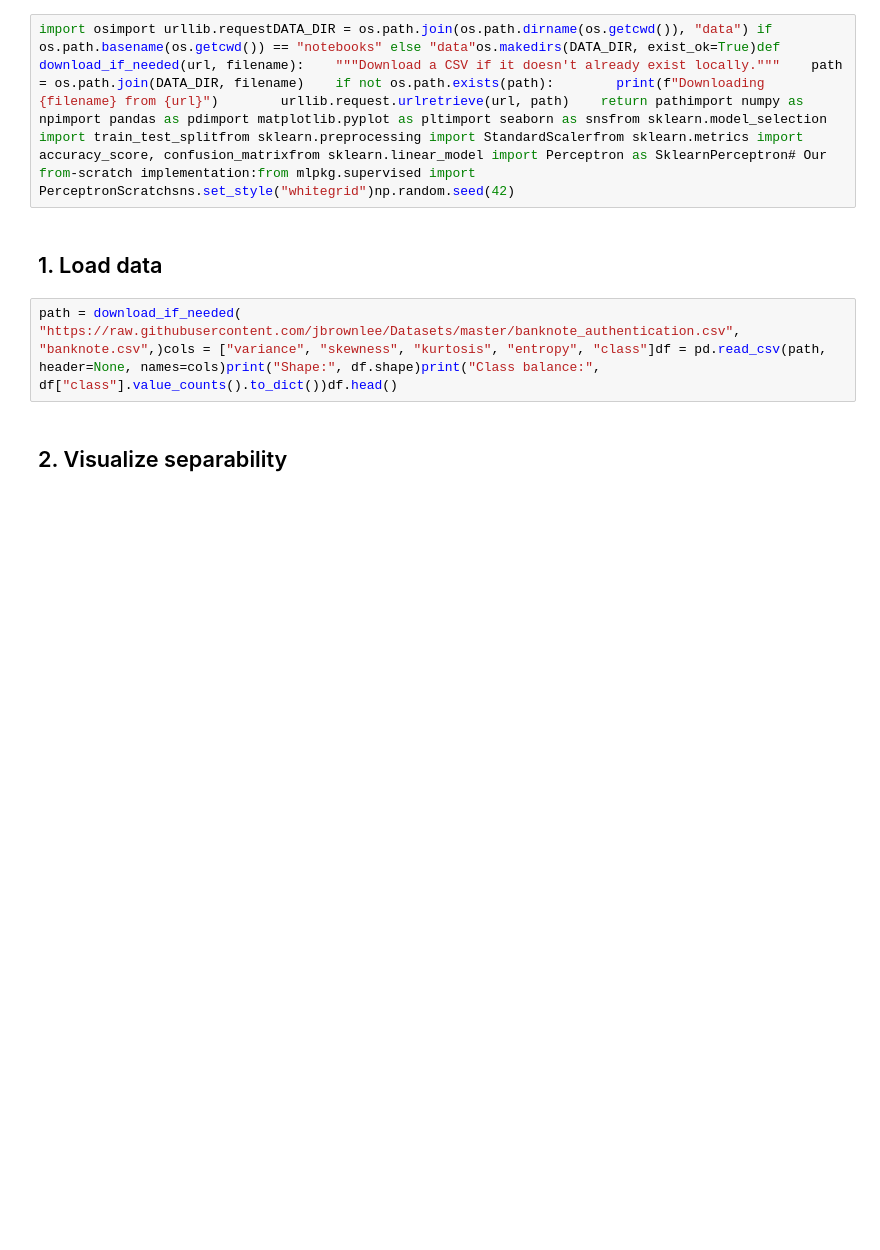
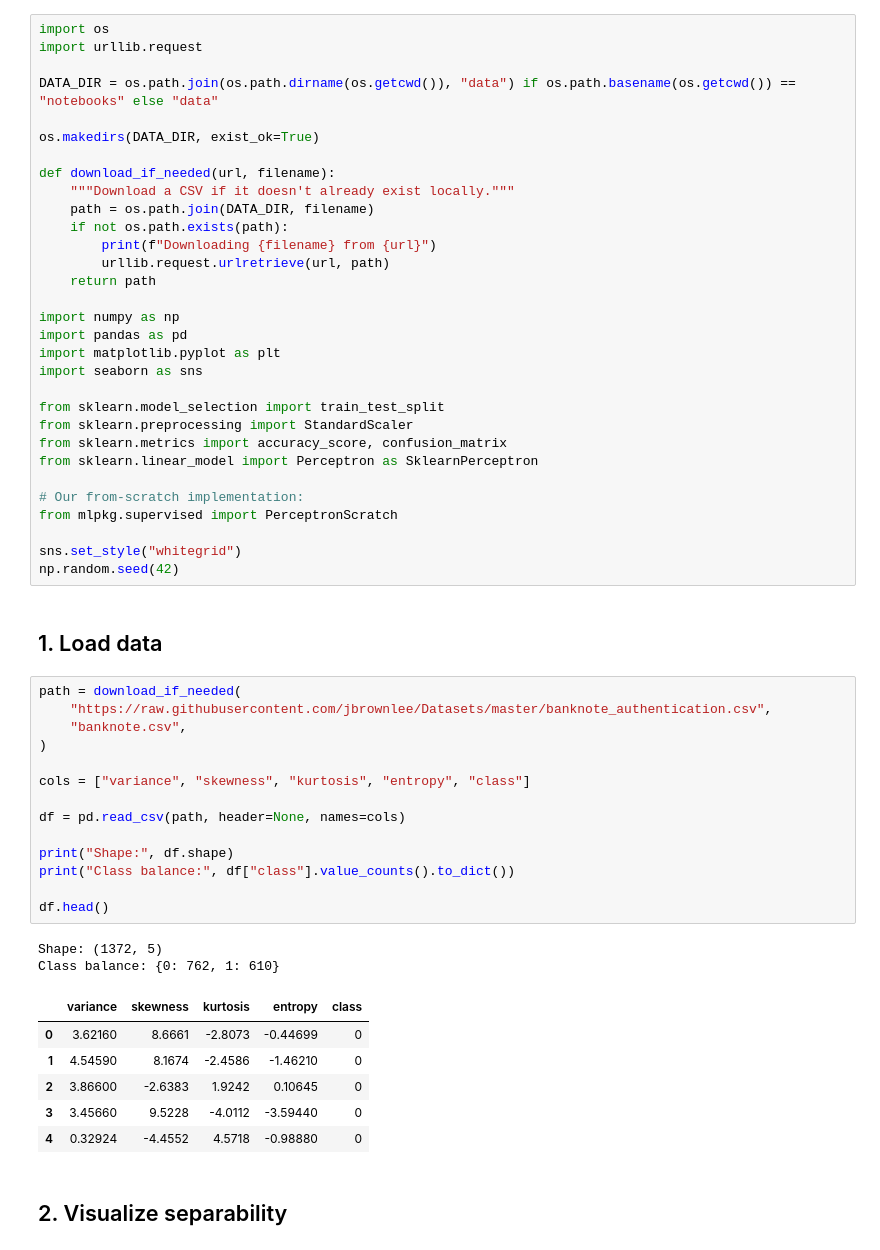
Before and after one commit to lmo6-collab/CMOR-438-577-Spring-2026, a Jupyter notebook: notebooks/03_perceptron.ipynb, the cells around one changed output. Cells and saved outputs as stored; diff of their text form; blank space fills up the shorter version.

```diff
--- a/notebooks/03_perceptron.ipynb
+++ b/notebooks/03_perceptron.ipynb
@@ -3,9 +43,59 @@
 # %%
-import osimport urllib.requestDATA_DIR = os.path.join(os.path.dirname(os.getcwd()), "data") if os.path.basename(os.getcwd()) == "notebooks" else "data"os.makedirs(DATA_DIR, exist_ok=True)def download_if_needed(url, filename):    """Download a CSV if it doesn't already exist locally."""    path = os.path.join(DATA_DIR, filename)    if not os.path.exists(path):        print(f"Downloading {filename} from {url}")        urllib.request.urlretrieve(url, path)    return pathimport numpy as npimport pandas as pdimport matplotlib.pyplot as pltimport seaborn as snsfrom sklearn.model_selection import train_test_splitfrom sklearn.preprocessing import StandardScalerfrom sklearn.metrics import accuracy_score, confusion_matrixfrom sklearn.linear_model import Perceptron as SklearnPerceptron# Our from-scratch implementation:from mlpkg.supervised import PerceptronScratchsns.set_style("whitegrid")np.random.seed(42)
+import os
+import urllib.request
+
+DATA_DIR = os.path.join(os.path.dirname(os.getcwd()), "data") if os.path.basename(os.getcwd()) == "notebooks" else "data"
+
+os.makedirs(DATA_DIR, exist_ok=True)
+
+def download_if_needed(url, filename):
+    """Download a CSV if it doesn't already exist locally."""
+    path = os.path.join(DATA_DIR, filename)
+    if not os.path.exists(path):
+        print(f"Downloading {filename} from {url}")
+        urllib.request.urlretrieve(url, path)
+    return path
+
+import numpy as np
+import pandas as pd
+import matplotlib.pyplot as plt
+import seaborn as sns
+
+from sklearn.model_selection import train_test_split
+from sklearn.preprocessing import StandardScaler
+from sklearn.metrics import accuracy_score, confusion_matrix
+from sklearn.linear_model import Perceptron as SklearnPerceptron
+
+# Our from-scratch implementation:
+from mlpkg.supervised import PerceptronScratch
+
+sns.set_style("whitegrid")
+np.random.seed(42)
 # %% [markdown]
 ## 1. Load data
 # %%
-path = download_if_needed(    "https://raw.githubusercontent.com/jbrownlee/Datasets/master/banknote_authentication.csv",    "banknote.csv",)cols = ["variance", "skewness", "kurtosis", "entropy", "class"]df = pd.read_csv(path, header=None, names=cols)print("Shape:", df.shape)print("Class balance:", df["class"].value_counts().to_dict())df.head()
+path = download_if_needed(
+    "https://raw.githubusercontent.com/jbrownlee/Datasets/master/banknote_authentication.csv",
+    "banknote.csv",
+)
+
+cols = ["variance", "skewness", "kurtosis", "entropy", "class"]
+
+df = pd.read_csv(path, header=None, names=cols)
+
+print("Shape:", df.shape)
+print("Class balance:", df["class"].value_counts().to_dict())
+
+df.head()
+# %% [output]
+Shape: (1372, 5)
+Class balance: {0: 762, 1: 610}
+|  | variance | skewness | kurtosis | entropy | class |
+| 0 | 3.62160 | 8.6661 | -2.8073 | -0.44699 | 0 |
+| 1 | 4.54590 | 8.1674 | -2.4586 | -1.46210 | 0 |
+| 2 | 3.86600 | -2.6383 | 1.9242 | 0.10645 | 0 |
+| 3 | 3.45660 | 9.5228 | -4.0112 | -3.59440 | 0 |
+| 4 | 0.32924 | -4.4552 | 4.5718 | -0.98880 | 0 |
 # %% [markdown]
 ## 2. Visualize separability
 # %%
```
Also changed, not shown: parts of 9 cells of this notebook, 7 other files.
